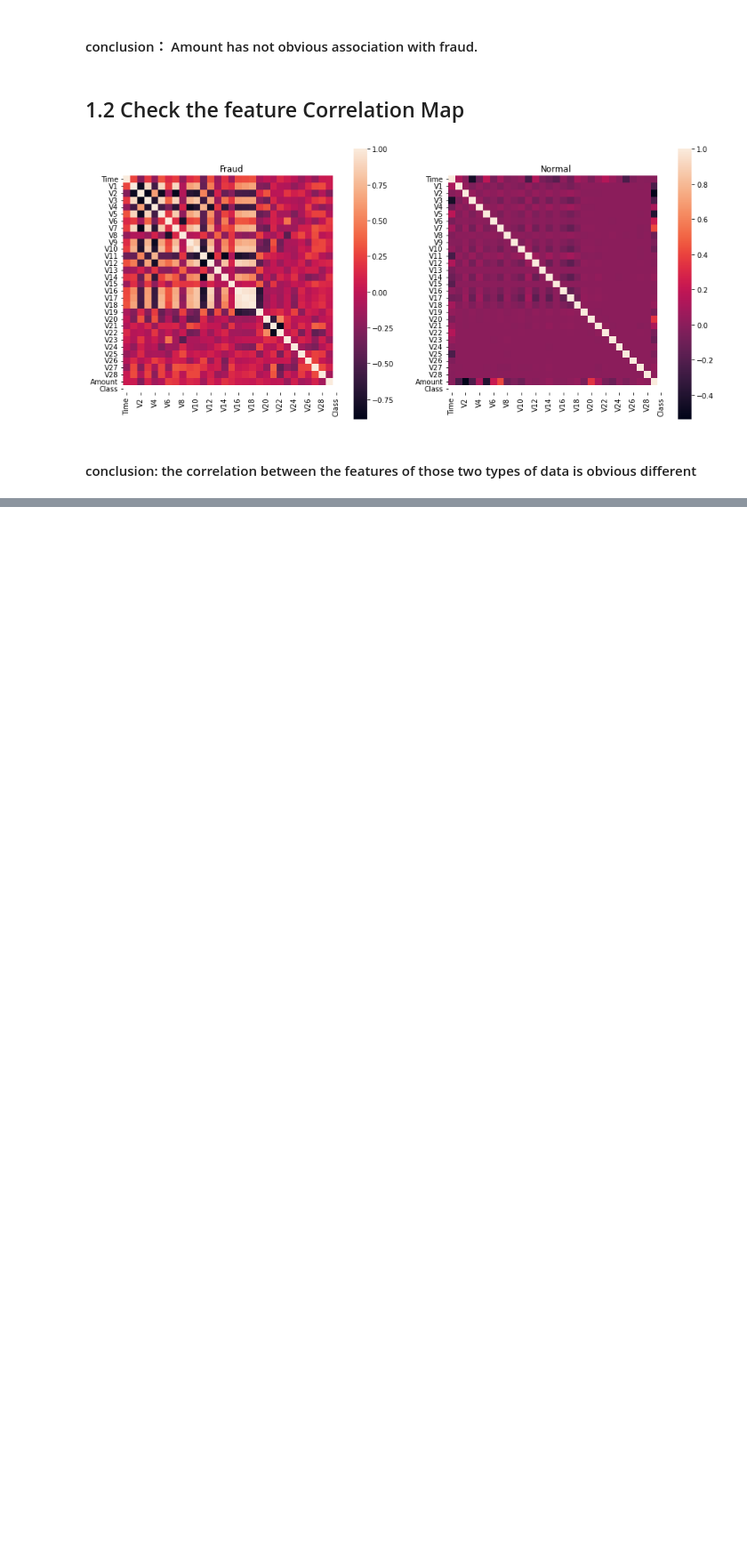
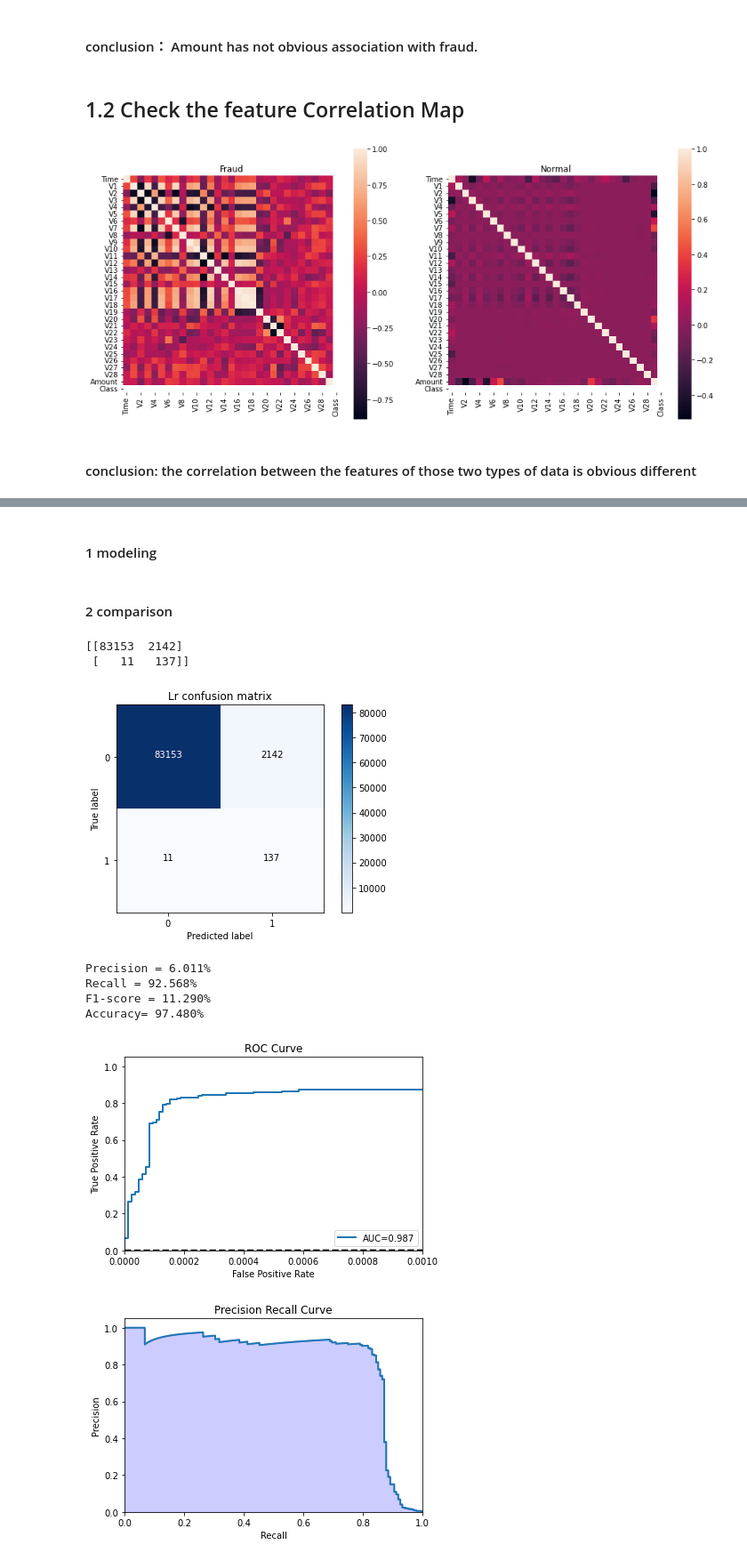
Before and after one commit to DuanLee2520/creditCardFraud, a Jupyter notebook: CCFraud.ipynb, the cells around one changed output, grey strips where cells are left out. Shown: that part at 89% size. Cells and saved outputs as stored; diff of their text form; code cells hidden in the pictures; blank space fills up the shorter version.

```diff
--- a/CCFraud.ipynb
+++ b/CCFraud.ipynb
@@ -110,0 +210,11 @@ plt.show()
+# %%
+def plot_precision_recall():
+    plt.step(recall,precision,color='b',alpha=0.2,where='post')
+    plt.fill_between(recall,precision,step='post',alpha=0.2,color='b')
+    plt.plot(recall,precision,linewidth=2)
+    plt.xlim([0.0,1])
+    plt.ylim([0.0,1.05])
+    plt.xlabel('Recall')
+    plt.ylabel('Precision')
+    plt.title('Precision Recall Curve')
+    plt.show()
@@ -110,0 +223,13 @@ plt.show()
+# %%
+from sklearn.metrics import auc
+def plot_roc():
+    roc_auc=auc(fpr,tpr)
+    plt.plot(fpr,tpr,label='AUC=%0.3f'% roc_auc,linewidth=2)
+    plt.legend(loc='lower right')
+    plt.plot([0,1],[0,1],'k--',linewidth=2)
+    plt.xlim([0.0,0.001])
+    plt.ylim([0.0,1.05])
+    plt.xlabel('False Positive Rate')
+    plt.ylabel('True Positive Rate')
+    plt.title('ROC Curve')
+    plt.show()
@@ -110,0 +255,35 @@ plt.show()
+# %% [markdown]
+#### 1 modeling
+# %%
+lr=LogisticRegression()
+lr.fit(x_train_SM,y_train_SM)
+y_pred=lr.predict(x_test)
+y_score=lr.decision_function(x_test)
+# %% [markdown]
+#### 2 comparison
+# %%
+cm=confusion_matrix(y_test,y_pred)
+print(cm)
+class_names=[0,1]
+plt.figure()
+plot_confusion_matrix(cm,classes=class_names,title='Lr confusion matrix')
+plt.show()
+
+
+show_metrics()
+
+fpr,tpr,t=roc_curve(y_test,y_score)
+plot_roc()
+
+precision, recall, thresholds = precision_recall_curve(y_test, y_score)
+plot_precision_recall()
+# %% [output]
+[[83153  2142]
+ [   11   137]]
+[figure, added]
+Precision = 6.011%
+Recall = 92.568%
+F1-score = 11.290%
+Accuracy= 97.480%
+[figure, added]
+[figure, added]
```
Also changed, not shown: parts of 29 cells of this notebook.
